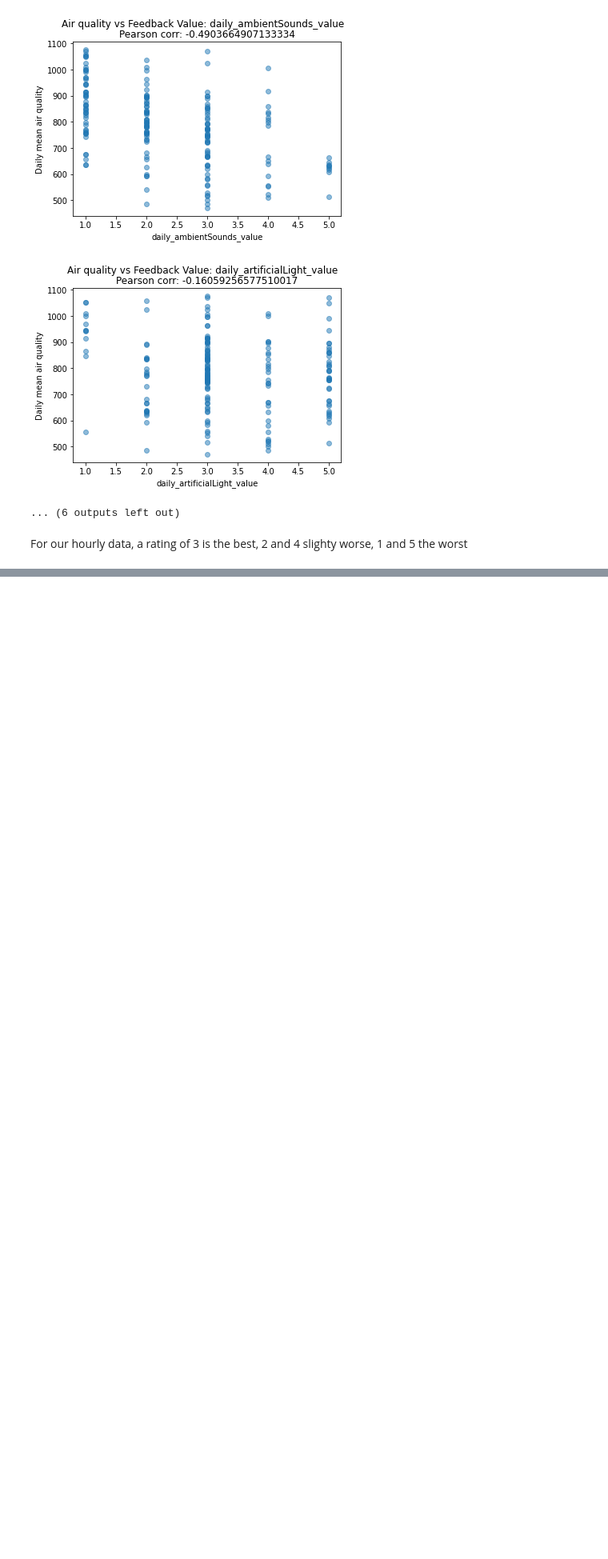
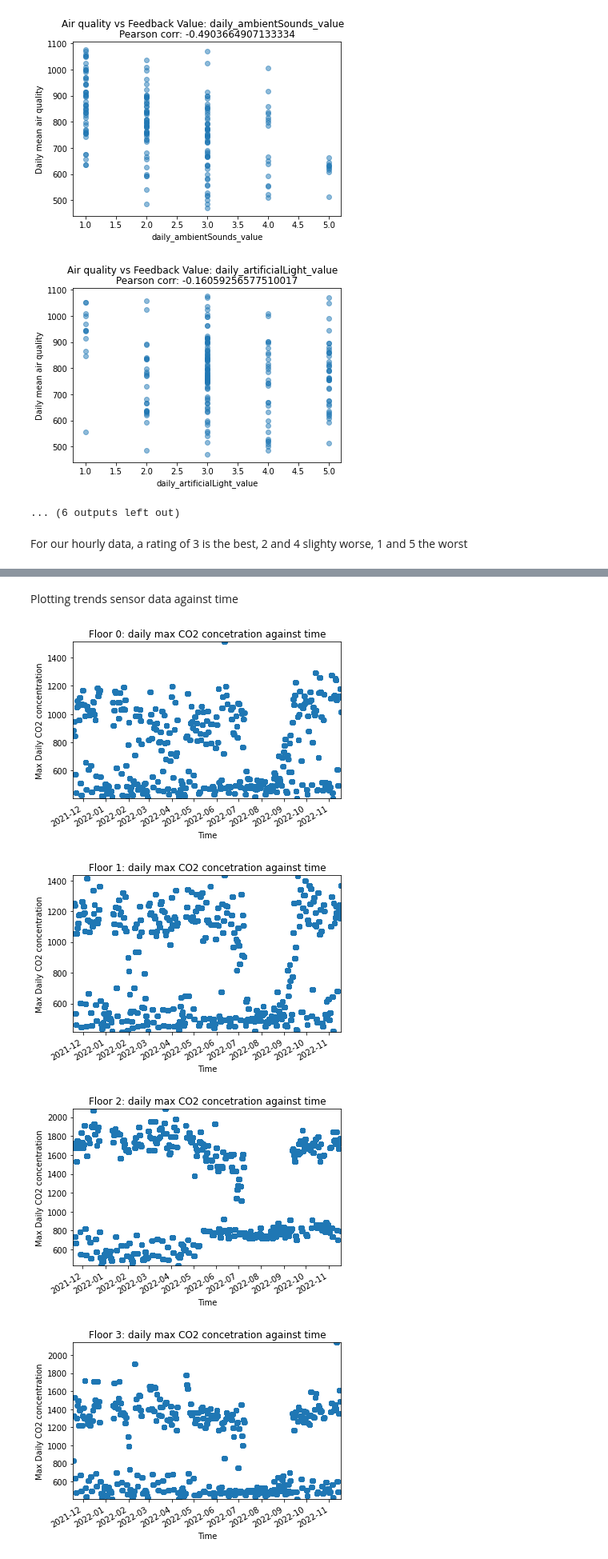
Before and after one commit to tug-cps/SchoolFeedback, a Jupyter notebook: notebooks/trends_data.ipynb, the cells around one changed output, grey strips where cells are left out. Shown at 80% size. Saved outputs shown, nothing was run; the diff lists cells and outputs as text; code cells hidden in the pictures; blank space fills up the shorter version.

```diff
--- a/notebooks/trends_data.ipynb
+++ b/notebooks/trends_data.ipynb
@@ -280,0 +289,45 @@ AttributeError: 'str' object has no attribute 'apply'
+# %% [markdown]
+Plotting trends sensor data against time
+# %%
+r0_qual_dfs = [globals()[df_name] for df_name in globals().keys() if 'r0' in df_name if 'qual' in df_name]
+r0_temp_dfs = [globals()[df_name]  for df_name in globals().keys() if 'r0' in df_name if 'temp' in df_name]
+
+r1_qual_dfs = [globals()[df_name]  for df_name in globals().keys() if 'r1' in df_name if 'qual' in df_name]
+r1_temp_dfs = [globals()[df_name]  for df_name in globals().keys() if 'r1' in df_name if 'temp' in df_name]
+
+r2_qual_dfs = [globals()[df_name]  for df_name in globals().keys() if 'r2' in df_name if 'qual' in df_name]
+r2_temp_dfs = [globals()[df_name]  for df_name in globals().keys() if 'r2' in df_name if 'temp' in df_name]
+
+r3_qual_dfs = [globals()[df_name]  for df_name in globals().keys() if 'r3' in df_name if 'qual' in df_name]
+r3_temp_dfs = [globals()[df_name]  for df_name in globals().keys() if 'r3' in df_name if 'temp' in df_name]
+# %%
+floor_num = 0
+for floor_data in [r0_qual_dfs,r1_qual_dfs,r2_qual_dfs,r3_qual_dfs]:
+
+    #Finding the daily max CO2 level in each floor
+    qualdata = pd.concat(floor_data, axis = 0)
+    qualdata['date'] = qualdata['timestamp'].dt.date
+    qualdata['DayMax'] = qualdata.groupby(qualdata['date'])['value'].transform('max')
+
+    #considering only one reading per day
+    qualdata.drop_duplicates(subset='date', keep="first")
+    #print(qualdata)
+
+    #plotting floor max co2 against time
+    plt.scatter(qualdata['timestamp'], qualdata['DayMax'], alpha=0.5)
+    plt.gca().xaxis.set_major_locator(matplotlib.dates.MonthLocator())
+    plt.gca().xaxis.set_major_formatter(matplotlib.dates.DateFormatter("%Y-%m"))
+    plt.gcf().autofmt_xdate()
+    plt.margins(x=0,y=0)
+    plt.title("Floor " + str(floor_num) + ": daily max CO2 concetration against time")
+    plt.ylabel("Max Daily CO2 concentration")
+    plt.xlabel("Time")
+    plt.savefig('../plots/floor_qual/floor_'+str(floor_num)+".png")
+    plt.show()
+
+    floor_num +=1
+# %% [output]
+[figure, added]
+[figure, added]
+[figure, added]
+[figure, added]
```
Also changed, not shown: parts of 4 cells of this notebook, 16 other files.
